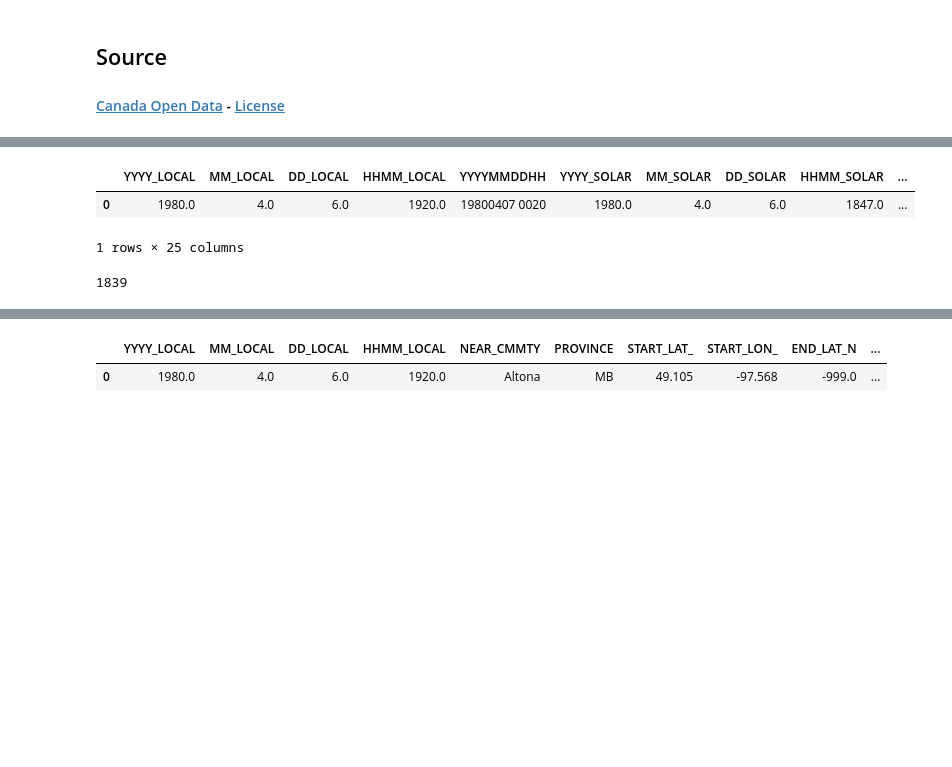
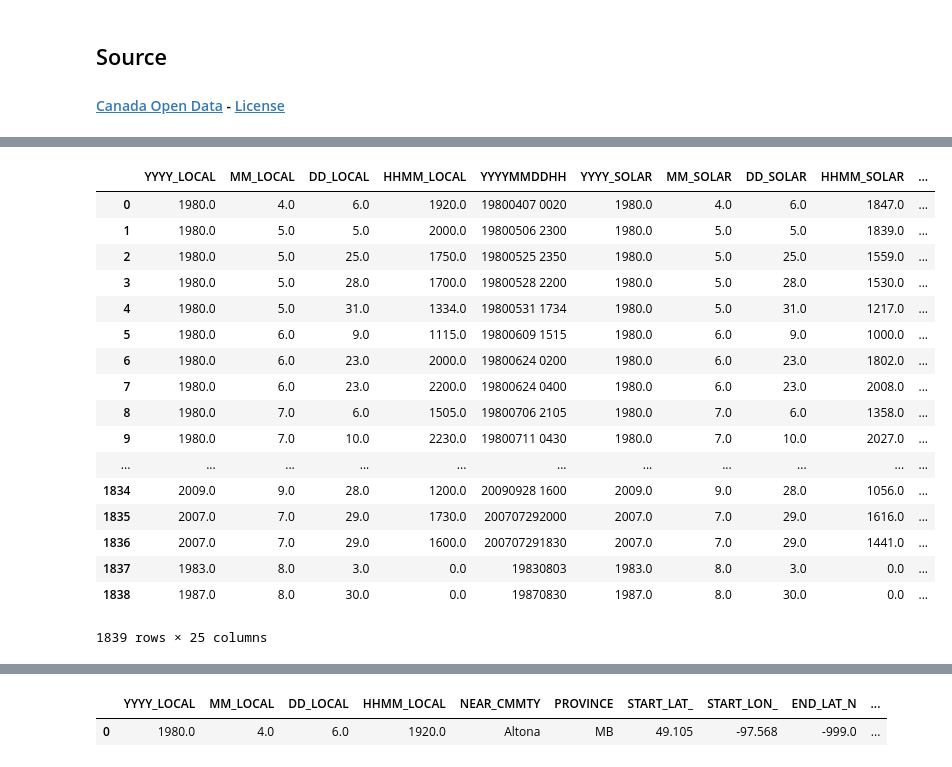
Before and after one commit to alaudet/data-analysis, a Jupyter notebook: tornadoes/Tornadoes-1980-2009.ipynb, the cells around one changed output, grey strips where cells are left out. Saved outputs shown, nothing was run; the diff lists cells and outputs as text; code cells hidden in the pictures; blank space fills up the shorter version.

```diff
--- a/tornadoes/Tornadoes-1980-2009.ipynb
+++ b/tornadoes/Tornadoes-1980-2009.ipynb
@@ -45,16 +51,26 @@ HTML('<style>{}</style>'.format(css))
 # %%
 df = pd.read_csv('../data/tornadoes.csv', encoding = "ISO-8859-1")
 # %%
-df.head(1)
+df
 # %% [output]
 |  | YYYY_LOCAL | MM_LOCAL | DD_LOCAL | HHMM_LOCAL | YYYYMMDDHH | YYYY_SOLAR | MM_SOLAR | DD_SOLAR | HHMM_SOLAR | ... |
 | 0 | 1980.0 | 4.0 | 6.0 | 1920.0 | 19800407 0020 | 1980.0 | 4.0 | 6.0 | 1847.0 | ... |
+| 1 | 1980.0 | 5.0 | 5.0 | 2000.0 | 19800506 2300 | 1980.0 | 5.0 | 5.0 | 1839.0 | ... |
+| 2 | 1980.0 | 5.0 | 25.0 | 1750.0 | 19800525 2350 | 1980.0 | 5.0 | 25.0 | 1559.0 | ... |
+| 3 | 1980.0 | 5.0 | 28.0 | 1700.0 | 19800528 2200 | 1980.0 | 5.0 | 28.0 | 1530.0 | ... |
+| 4 | 1980.0 | 5.0 | 31.0 | 1334.0 | 19800531 1734 | 1980.0 | 5.0 | 31.0 | 1217.0 | ... |
+| 5 | 1980.0 | 6.0 | 9.0 | 1115.0 | 19800609 1515 | 1980.0 | 6.0 | 9.0 | 1000.0 | ... |
+| 6 | 1980.0 | 6.0 | 23.0 | 2000.0 | 19800624 0200 | 1980.0 | 6.0 | 23.0 | 1802.0 | ... |
+| 7 | 1980.0 | 6.0 | 23.0 | 2200.0 | 19800624 0400 | 1980.0 | 6.0 | 23.0 | 2008.0 | ... |
+| 8 | 1980.0 | 7.0 | 6.0 | 1505.0 | 19800706 2105 | 1980.0 | 7.0 | 6.0 | 1358.0 | ... |
+| 9 | 1980.0 | 7.0 | 10.0 | 2230.0 | 19800711 0430 | 1980.0 | 7.0 | 10.0 | 2027.0 | ... |
+| ... | ... | ... | ... | ... | ... | ... | ... | ... | ... | ... |
+| 1834 | 2009.0 | 9.0 | 28.0 | 1200.0 | 20090928 1600 | 2009.0 | 9.0 | 28.0 | 1056.0 | ... |
+| 1835 | 2007.0 | 7.0 | 29.0 | 1730.0 | 200707292000 | 2007.0 | 7.0 | 29.0 | 1616.0 | ... |
+| 1836 | 2007.0 | 7.0 | 29.0 | 1600.0 | 200707291830 | 2007.0 | 7.0 | 29.0 | 1441.0 | ... |
+| 1837 | 1983.0 | 8.0 | 3.0 | 0.0 | 19830803 | 1983.0 | 8.0 | 3.0 | 0.0 | ... |
+| 1838 | 1987.0 | 8.0 | 30.0 | 0.0 | 19870830 | 1987.0 | 8.0 | 30.0 | 0.0 | ... |
-1 rows × 25 columns
+1839 rows × 25 columns
-# %%
-# Number of tornadoes recorded in Canada from 1980 to 2009
-len(df)
-# %% [output]
-1839
 # %%
 df.info()
 # %% [output]
```
Also changed, not shown: parts of 16 cells of this notebook, 4 other files.
